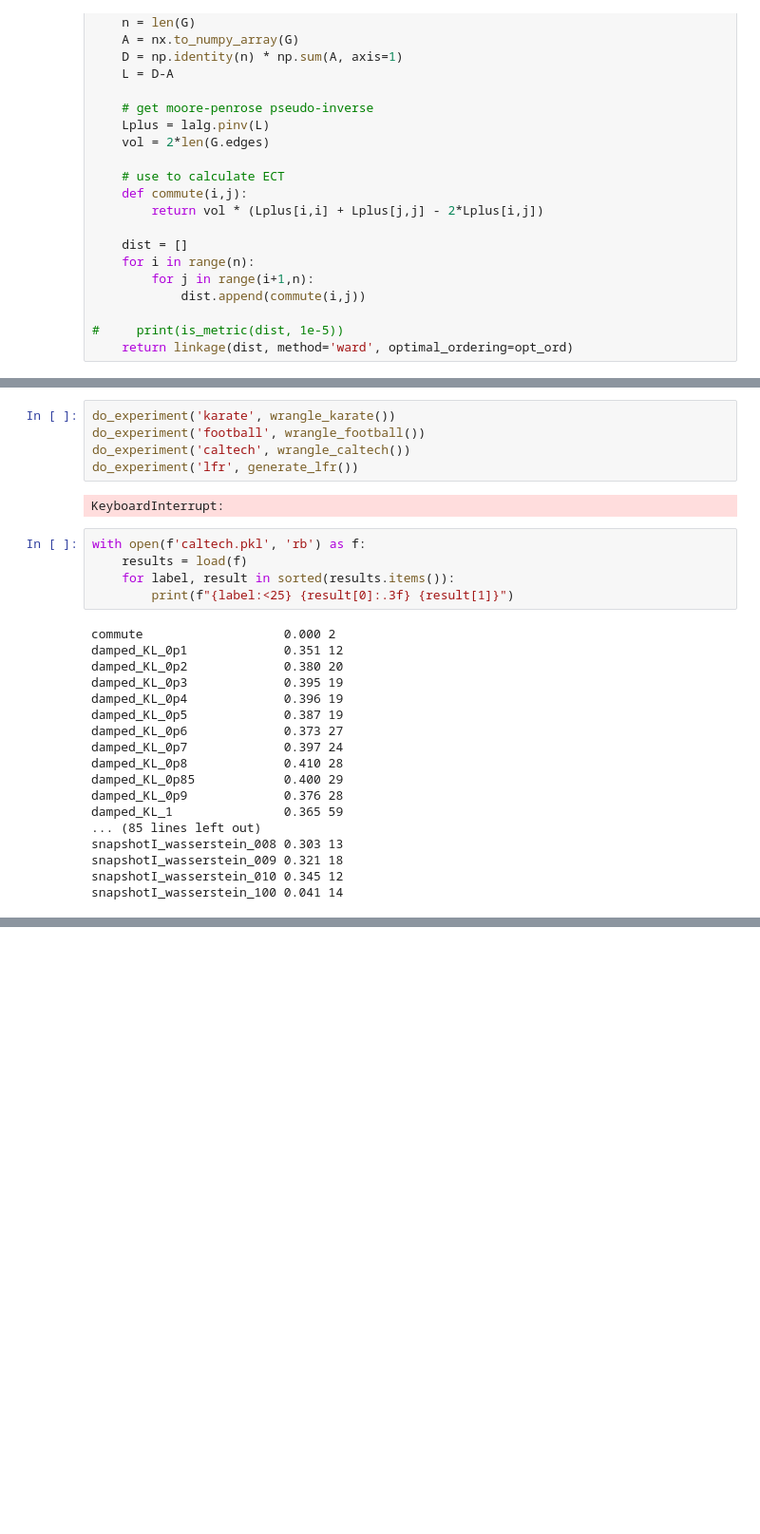
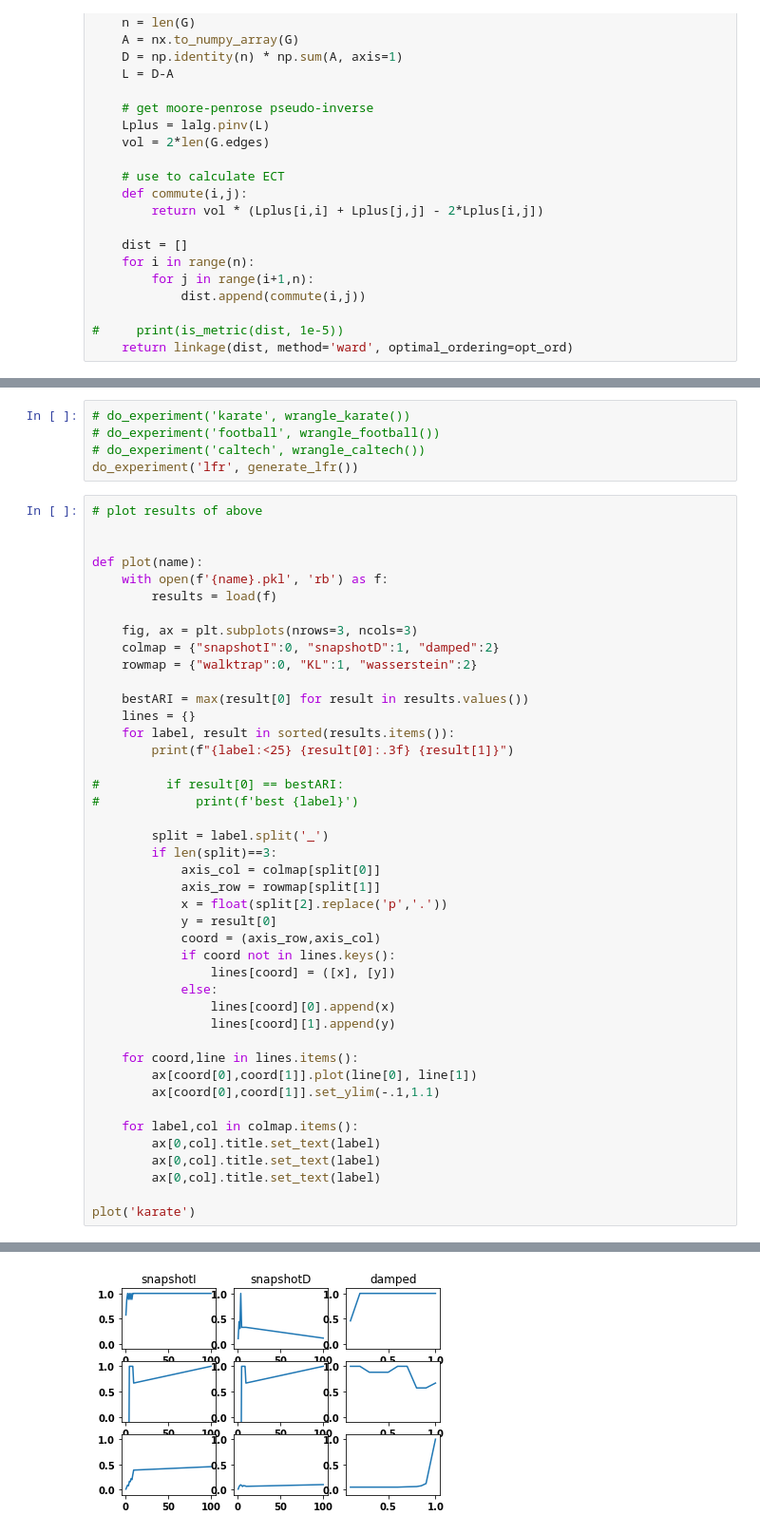
Before and after one commit to jxz12/MyFirstThesis, a Jupyter notebook: code/cluster.ipynb, the cells around one changed output, grey strips where cells are left out. Shown at 95% size. Cells and saved outputs as stored; diff of their text form; blank space fills up the shorter version.

```diff
--- a/code/cluster.ipynb
+++ b/code/cluster.ipynb
@@ -281,32 +283,51 @@ def do_experiment(filename, G):
     with open(f'{filename}.pkl', 'wb') as f:
         dump(results, f, HIGHEST_PROTOCOL)
 # %%
-do_experiment('karate', wrangle_karate())
-do_experiment('football', wrangle_football())
-do_experiment('caltech', wrangle_caltech())
+# do_experiment('karate', wrangle_karate())
+# do_experiment('football', wrangle_football())
+# do_experiment('caltech', wrangle_caltech())
 do_experiment('lfr', generate_lfr())
-# %% [output]
-KeyboardInterrupt:
-# %%
-with open(f'caltech.pkl', 'rb') as f:
-    results = load(f)
-    for label, result in sorted(results.items()):
-        print(f"{label:<25} {result[0]:.3f} {result[1]}")
-# %% [output]
-commute                   0.000 2
-damped_KL_0p1             0.351 12
-damped_KL_0p2             0.380 20
-damped_KL_0p3             0.395 19
-damped_KL_0p4             0.396 19
-damped_KL_0p5             0.387 19
-damped_KL_0p6             0.373 27
-damped_KL_0p7             0.397 24
-damped_KL_0p8             0.410 28
-damped_KL_0p85            0.400 29
-damped_KL_0p9             0.376 28
-damped_KL_1               0.365 59
-... (85 lines left out)
-snapshotI_wasserstein_008 0.303 13
-snapshotI_wasserstein_009 0.321 18
-snapshotI_wasserstein_010 0.345 12
-snapshotI_wasserstein_100 0.041 14
+# %%
+# plot results of above
+
+
+def plot(name):
+    with open(f'{name}.pkl', 'rb') as f:
+        results = load(f)
+
+    fig, ax = plt.subplots(nrows=3, ncols=3)
+    colmap = {"snapshotI":0, "snapshotD":1, "damped":2}
+    rowmap = {"walktrap":0, "KL":1, "wasserstein":2}
+
+    bestARI = max(result[0] for result in results.values())
+    lines = {}
+    for label, result in sorted(results.items()):
+        print(f"{label:<25} {result[0]:.3f} {result[1]}")
+
+#         if result[0] == bestARI:
+#             print(f'best {label}')
+
+        split = label.split('_')
+        if len(split)==3:
+            axis_col = colmap[split[0]]
+            axis_row = rowmap[split[1]]
+            x = float(split[2].replace('p','.'))
+            y = result[0]
+            coord = (axis_row,axis_col)
+            if coord not in lines.keys():
+                lines[coord] = ([x], [y])
+            else:
+                lines[coord][0].append(x)
+                lines[coord][1].append(y)
+
+    for coord,line in lines.items():
+        ax[coord[0],coord[1]].plot(line[0], line[1])
+        ax[coord[0],coord[1]].set_ylim(-.1,1.1)
+
+    for label,col in colmap.items():
+        ax[0,col].title.set_text(label)
+        ax[0,col].title.set_text(label)
+        ax[0,col].title.set_text(label)
+
+plot('karate')
+# %% [output]
@@ -313 +351,2 @@ snapshotI_wasserstein_100 0.041 14
+[figure, added]
 # %%
```
Also changed, not shown: parts of 6 cells of this notebook, 1 other file.
